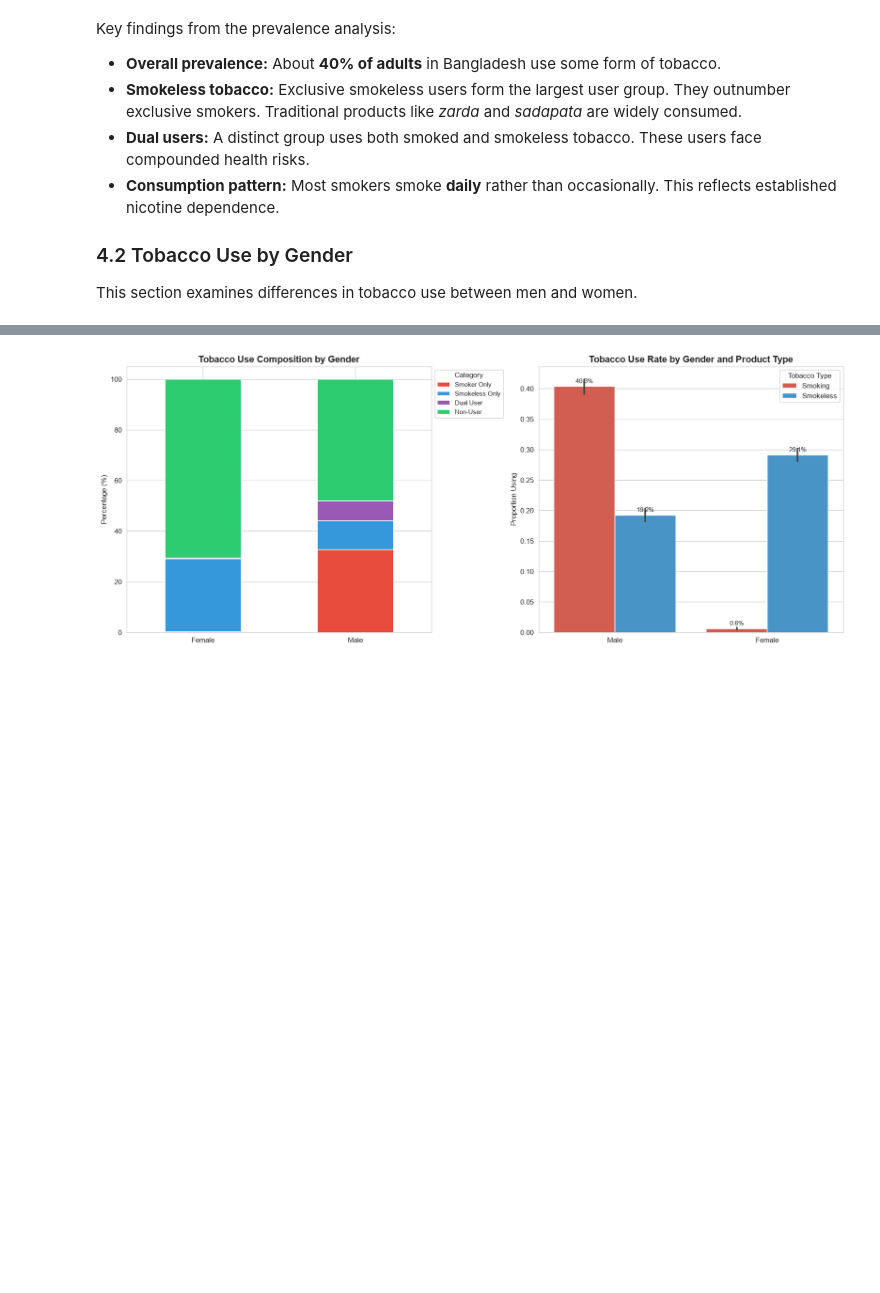
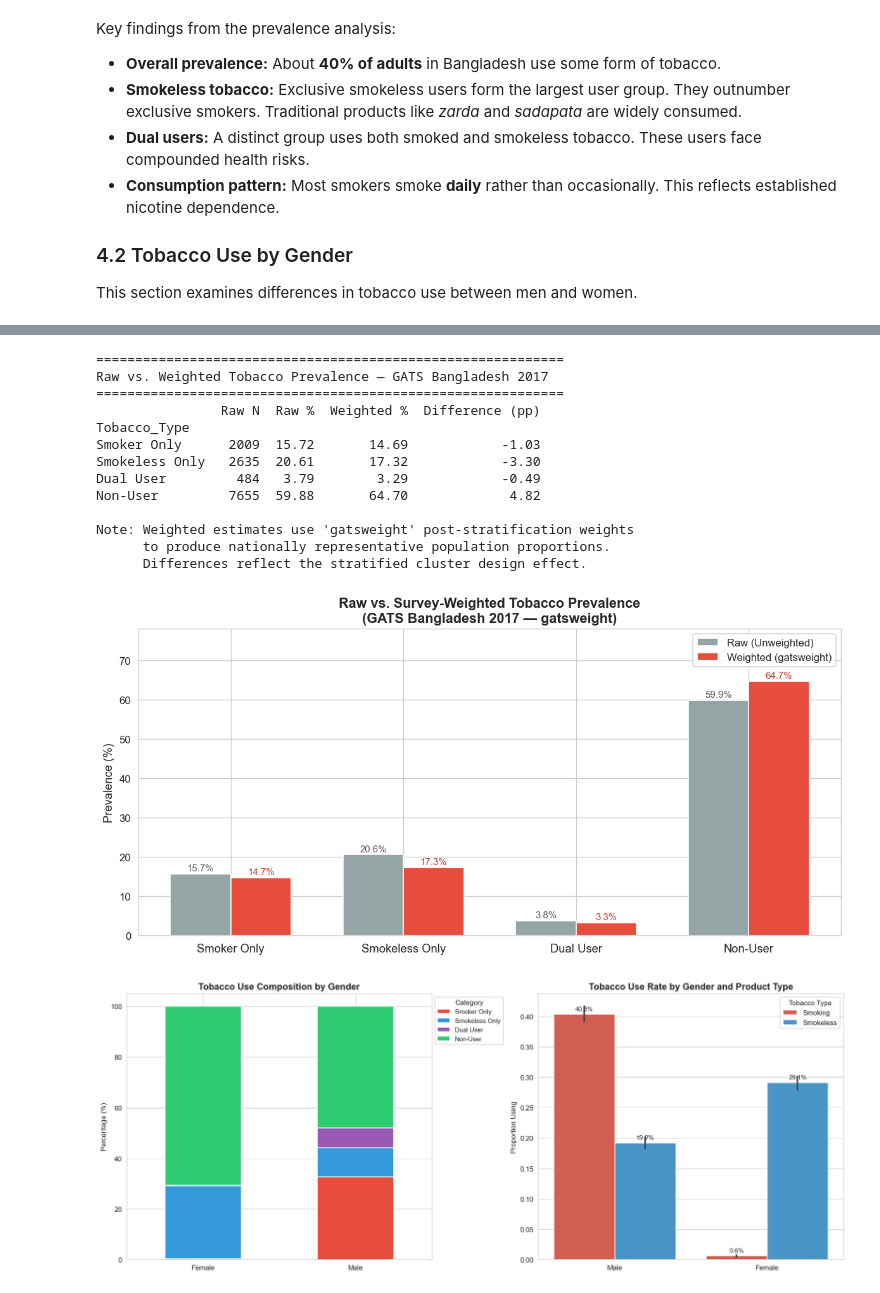
Before and after one commit to sowmiksudo/GATS-2017-Bangladesh-Microdata-Analysis, a Jupyter notebook: GATS_2017_Bangladesh_Analysis.ipynb, the cells around one changed output, grey strips where cells are left out. Saved outputs shown, nothing was run; the diff lists cells and outputs as text; code cells hidden in the pictures; blank space fills up the shorter version.

```diff
--- a/GATS_2017_Bangladesh_Analysis.ipynb
+++ b/GATS_2017_Bangladesh_Analysis.ipynb
@@ -312,3 +318,74 @@ This section examines differences in tobacco use between men and women.
+# %%
+# 4.1a Weighted vs. Raw Tobacco Prevalence
+# GATS 2017 uses stratified cluster sampling; 'gatsweight' corrects for unequal selection probability.
+
+# --- Raw (unweighted) prevalence ---
+raw_counts = df['Tobacco_Type'].value_counts()
+raw_pct = df['Tobacco_Type'].value_counts(normalize=True) * 100
+
+# --- Weighted prevalence (population-representative) ---
+weighted_sum = df.groupby('Tobacco_Type')['gatsweight'].sum()
+weighted_pct = weighted_sum / df['gatsweight'].sum() * 100
+
+# --- Combine into comparison table ---
+comparison = pd.DataFrame({
+    'Raw N': raw_counts,
+    'Raw %': raw_pct.round(2),
+    'Weighted %': weighted_pct.round(2),
+    'Difference (pp)': (weighted_pct - raw_pct).round(2)
+}).reindex(['Smoker Only', 'Smokeless Only', 'Dual User', 'Non-User'])
+
+print("=" * 60)
+print("Raw vs. Weighted Tobacco Prevalence — GATS Bangladesh 2017")
+print("=" * 60)
+print(comparison.to_string())
+print()
+print("Note: Weighted estimates use 'gatsweight' post-stratification weights")
+print("      to produce nationally representative population proportions.")
+print("      Differences reflect the stratified cluster design effect.")
+
+# --- Bar chart comparison ---
+fig, ax = plt.subplots(figsize=(10, 5))
+x = range(len(comparison))
+width = 0.35
+bars1 = ax.bar([i - width/2 for i in x], comparison['Raw %'], width,
+               label='Raw (Unweighted)', color='#95a5a6', edgecolor='white')
+bars2 = ax.bar([i + width/2 for i in x], comparison['Weighted %'], width,
+               label='Weighted (gatsweight)', color='#e74c3c', edgecolor='white')
+
+ax.set_xticks(list(x))
+ax.set_xticklabels(comparison.index, fontsize=11)
+ax.set_ylabel('Prevalence (%)', fontsize=11)
+ax.set_title('Raw vs. Survey-Weighted Tobacco Prevalence\n(GATS Bangladesh 2017 — gatsweight)',
+             fontsize=13, fontweight='bold')
+ax.legend(frameon=True)
+ax.set_ylim(0, ax.get_ylim()[1] * 1.15)
+
+for bar in bars1:
+    ax.text(bar.get_x() + bar.get_width()/2, bar.get_height() + 0.3,
+            f'{bar.get_height():.1f}%', ha='center', va='bottom', fontsize=9, color='#555')
+for bar in bars2:
+    ax.text(bar.get_x() + bar.get_width()/2, bar.get_height() + 0.3,
+            f'{bar.get_height():.1f}%', ha='center', va='bottom', fontsize=9, color='#c0392b')
+
+plt.tight_layout()
+plt.savefig('01b_weighted_prevalence.png', dpi=150, bbox_inches='tight')
+plt.show()
+# %% [output]
+============================================================
+Raw vs. Weighted Tobacco Prevalence — GATS Bangladesh 2017
+============================================================
+                Raw N  Raw %  Weighted %  Difference (pp)
+Tobacco_Type
+Smoker Only      2009  15.72       14.69            -1.03
+Smokeless Only   2635  20.61       17.32            -3.30
+Dual User         484   3.79        3.29            -0.49
+Non-User         7655  59.88       64.70             4.82
+
+Note: Weighted estimates use 'gatsweight' post-stratification weights
+      to produce nationally representative population proportions.
+      Differences reflect the stratified cluster design effect.
+[figure, added]
 # %%
 # 4.2 Tobacco Prevalence by Gender
 fig, axes = plt.subplots(1, 2, figsize=(15, 6))
```
Also changed, not shown: parts of 10 cells of this notebook, 19 other files.
